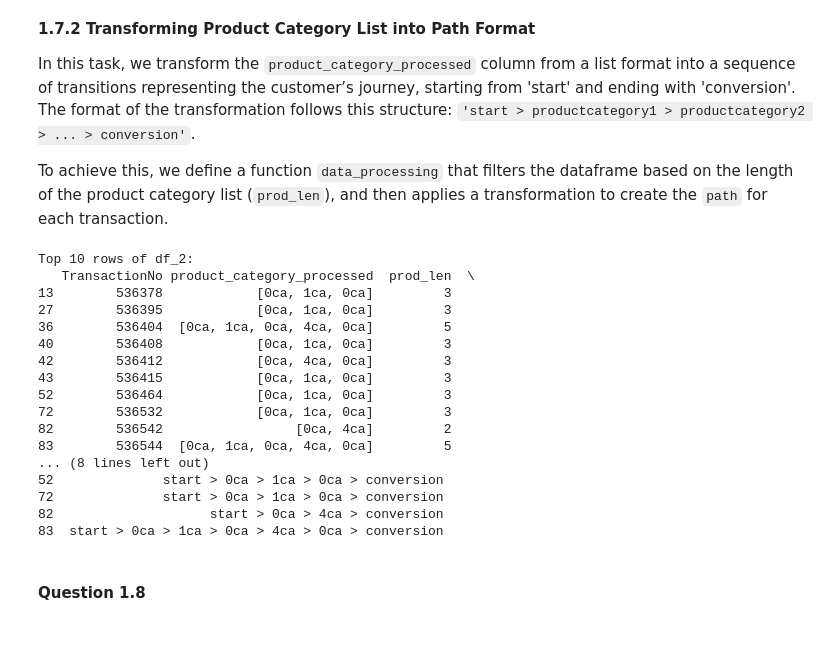
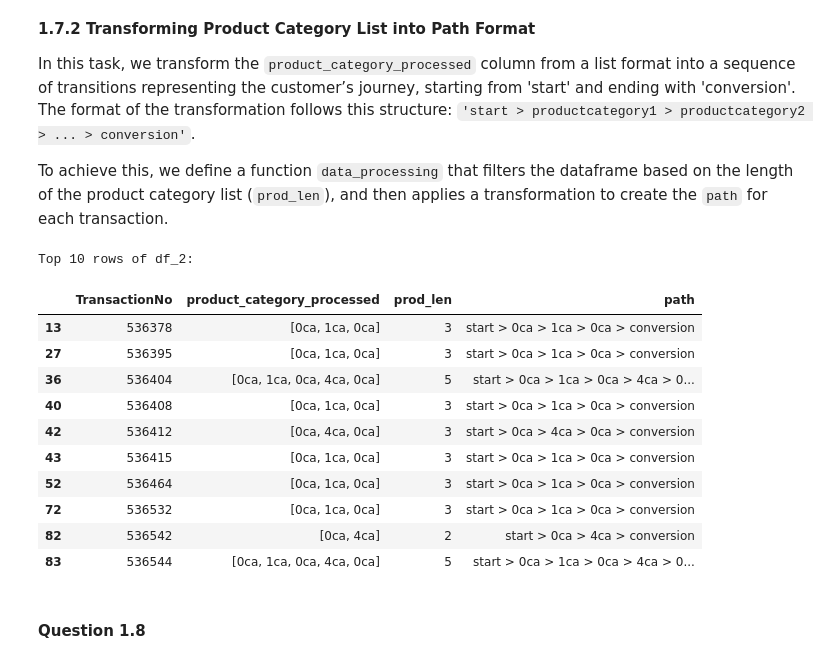
Before and after one commit to khiempm209/Deakin-SIT742-Ass2, a Jupyter notebook: SIT742_Ass2.ipynb, the cells around one changed output. Drawn from its saved outputs; the diff is of its cells as text; code cells hidden in the pictures; blank space fills up the shorter version.

```diff
--- a/SIT742_Ass2.ipynb
+++ b/SIT742_Ass2.ipynb
@@ -494,45 +482,40 @@ To achieve this, we define a function `data_processing` that filters the datafra
 # %%
 # Defining the data_processing function
 def data_processing(df, maxlength=3, minlength=1):
     # Filtering dataframe based on prod_len
     filtered_df = df[(df['prod_len'] <= maxlength) & (df['prod_len'] >= minlength)].copy()
 
     # Functioning to transform list to 'start > ... > conversion' format
     def transform_to_path(category_list):
         if not category_list:
             return 'start > conversion'
         return 'start > ' + ' > '.join(category_list) + ' > conversion'
 
     # Applying the transformation to the 'product_category_processed' column
     filtered_df['path'] = filtered_df['product_category_processed'].apply(transform_to_path)
 
     # Returning the new dataframe with 'path' column
     return filtered_df[['TransactionNo', 'product_category_processed', 'prod_len', 'path']]
 
 # Applying the data_processing function to df_1
 df_2 = data_processing(df_1, maxlength=5, minlength=2)
 
 # Printing the top 10 rows of the new dataframe df_2
 print("Top 10 rows of df_2:")
-print(df_2.head(10))
+df_2.head(10)
 # %% [output]
 Top 10 rows of df_2:
-   TransactionNo product_category_processed  prod_len  \
-13        536378            [0ca, 1ca, 0ca]         3
-27        536395            [0ca, 1ca, 0ca]         3
-36        536404  [0ca, 1ca, 0ca, 4ca, 0ca]         5
-40        536408            [0ca, 1ca, 0ca]         3
-42        536412            [0ca, 4ca, 0ca]         3
-43        536415            [0ca, 1ca, 0ca]         3
-52        536464            [0ca, 1ca, 0ca]         3
-72        536532            [0ca, 1ca, 0ca]         3
-82        536542                 [0ca, 4ca]         2
-83        536544  [0ca, 1ca, 0ca, 4ca, 0ca]         5
-... (8 lines left out)
-52              start > 0ca > 1ca > 0ca > conversion
-72              start > 0ca > 1ca > 0ca > conversion
-82                    start > 0ca > 4ca > conversion
-83  start > 0ca > 1ca > 0ca > 4ca > 0ca > conversion
+|  | TransactionNo | product_category_processed | prod_len | path |
+| 13 | 536378 | [0ca, 1ca, 0ca] | 3 | start > 0ca > 1ca > 0ca > conversion |
+| 27 | 536395 | [0ca, 1ca, 0ca] | 3 | start > 0ca > 1ca > 0ca > conversion |
+| 36 | 536404 | [0ca, 1ca, 0ca, 4ca, 0ca] | 5 | start > 0ca > 1ca > 0ca > 4ca > 0... |
+| 40 | 536408 | [0ca, 1ca, 0ca] | 3 | start > 0ca > 1ca > 0ca > conversion |
+| 42 | 536412 | [0ca, 4ca, 0ca] | 3 | start > 0ca > 4ca > 0ca > conversion |
+| 43 | 536415 | [0ca, 1ca, 0ca] | 3 | start > 0ca > 1ca > 0ca > conversion |
+| 52 | 536464 | [0ca, 1ca, 0ca] | 3 | start > 0ca > 1ca > 0ca > conversion |
+| 72 | 536532 | [0ca, 1ca, 0ca] | 3 | start > 0ca > 1ca > 0ca > conversion |
+| 82 | 536542 | [0ca, 4ca] | 2 | start > 0ca > 4ca > conversion |
+| 83 | 536544 | [0ca, 1ca, 0ca, 4ca, 0ca] | 5 | start > 0ca > 1ca > 0ca > 4ca > 0... |
 # %% [markdown]
 #### Question 1.8
 # %% [markdown]
```
Also changed, not shown: parts of 18 cells of this notebook.
